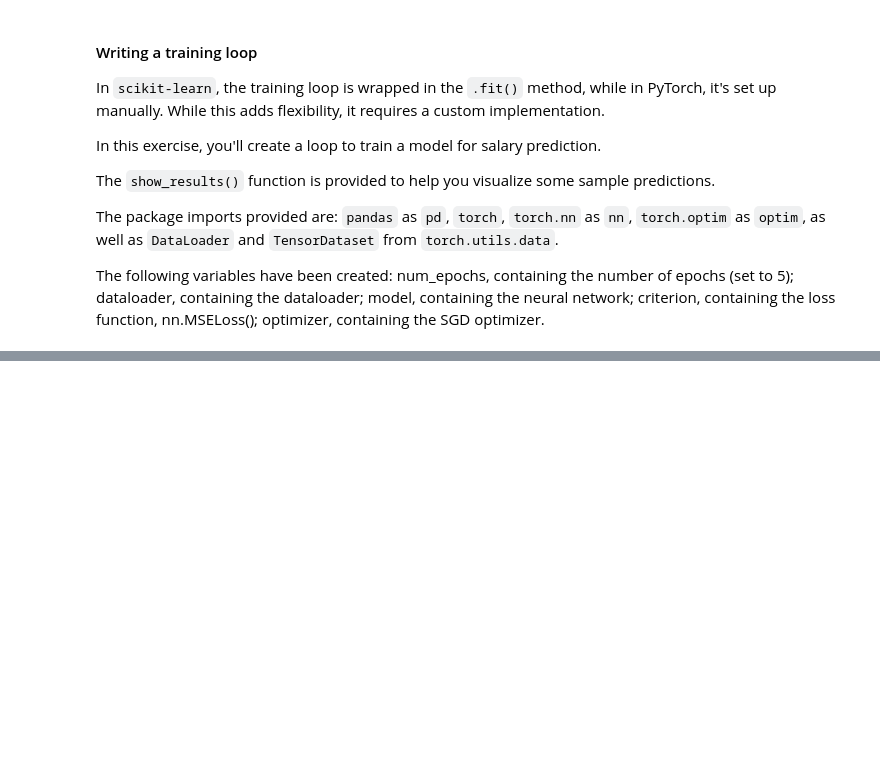
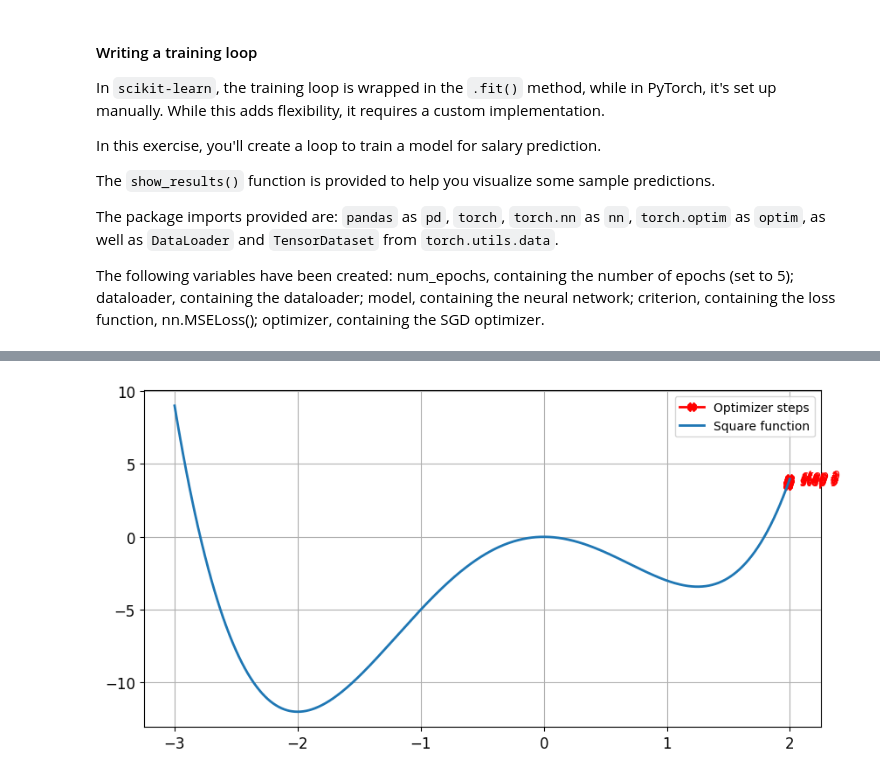
Before and after one commit to longtongster/pytorch, a Jupyter notebook: 01. Introduction to Deep Learning with Pytorch/Untitled.ipynb, the cells around one changed output, grey strips where cells are left out. Saved outputs shown, nothing was run; the diff lists cells and outputs as text; code cells hidden in the pictures; blank space fills up the shorter version.

```diff
--- a/01. Introduction to Deep Learning with Pytorch/Untitled.ipynb
+++ b/01. Introduction to Deep Learning with Pytorch/Untitled.ipynb
@@ -518,0 +573,46 @@ for i in range(num_epochs):
+# %%
+import matplotlib.pyplot as plt
+
+def function(x):
+    return x**4 + x**3 - 5*x**2
+
+
+def optimize_and_plot(lr=0.01, momentum=0.0):
+    x = torch.tensor(2.0, requires_grad=True)
+    buffer = torch.zeros_like(x.data)
+    values = []
+    for i in range(10):
+        y = function(x)
+        values.append((x.clone(), y.clone()))
+        y.backward()
+
+        d_p = x.grad.data
+        if momentum != 0:
+            buffer.mul_(momentum).add_(d_p)
+            d_p = buffer
+
+        x.data.add_(d_p, alpha=-lr)
+        x.grad.zero_()
+
+    # Prepare numpy arrays for plotting the function curve
+    x_np = np.arange(-3, 2, 0.001)
+    # Evaluate function on numpy array -- convert to torch tensor, detach later
+    y_np = function(torch.tensor(x_np)).detach().numpy()
+
+    plt.figure(figsize=(10, 5))
+    plt.plot([v[0].detach().numpy() for v in values],
+             [v[1].detach().numpy() for v in values], 'r-X', linewidth=2, markersize=7)
+
+    for i in range(10):
+        plt.text(values[i][0].item() + 0.1, values[i][1].item(), f'step {i}', fontdict={'color': 'r'})
+
+    plt.plot(x_np, y_np, linewidth=2)
+    plt.grid()
+    plt.tick_params(axis='both', which='major', labelsize=12)
+    plt.legend(['Optimizer steps', 'Square function'])
+    plt.show()
+# %%
+lr0 = 0.0001
+optimize_and_plot(lr=lr0)
+# %% [output]
+[figure, added]
```
Also changed, not shown: parts of 31 cells of this notebook, 8 other files.
